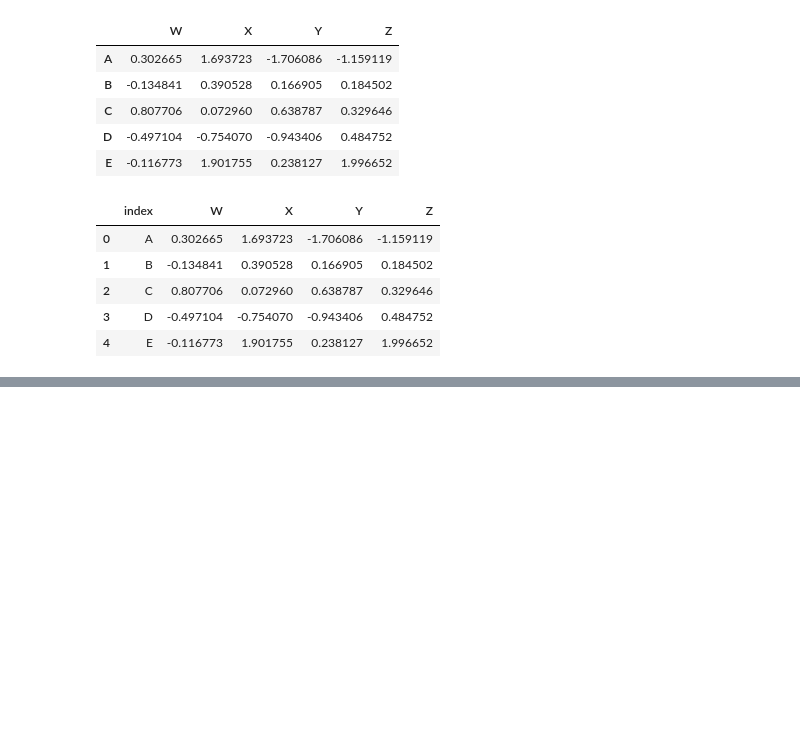
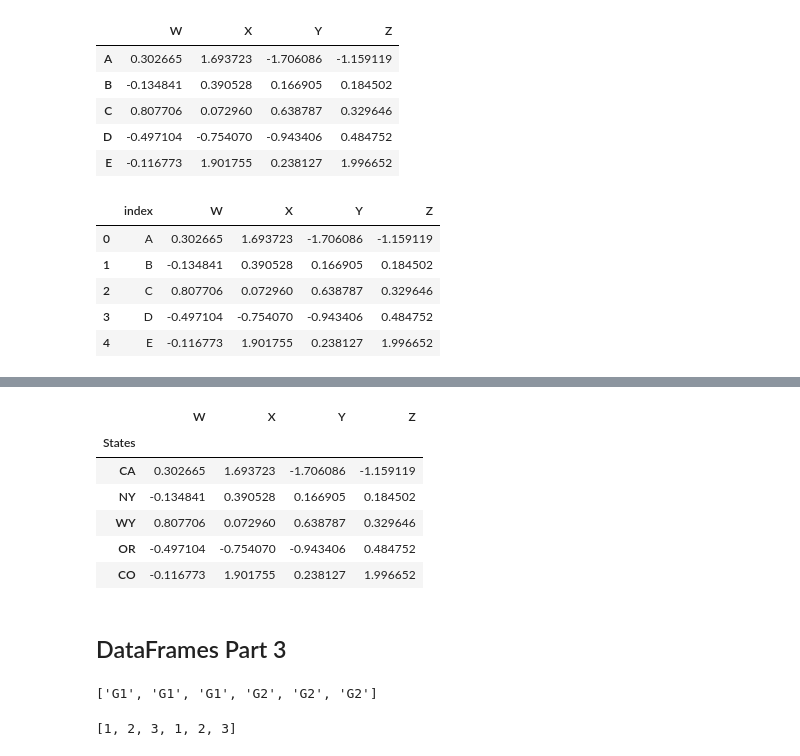
Before and after one commit to majikthise911/notes, a Jupyter notebook: udemyPythonForFinance/notes.ipynb, the cells around one changed output, grey strips where cells are left out. Cells and saved outputs as stored; diff of their text form; code cells hidden in the pictures; blank space fills up the shorter version.

```diff
--- a/udemyPythonForFinance/notes.ipynb
+++ b/udemyPythonForFinance/notes.ipynb
@@ -354,0 +368,13 @@ newind = 'CA NY WY OR CO'.split() # this will split the string into a list. .spl
+# %%
+# if we want States to be the index we say .set_index
+df.set_index('States') # this will set the index to the values in the States column
+# %% [output]
+|  | W | X | Y | Z |
+| States |  |  |  |  |
+| CA | 0.302665 | 1.693723 | -1.706086 | -1.159119 |
+| NY | -0.134841 | 0.390528 | 0.166905 | 0.184502 |
+| WY | 0.807706 | 0.072960 | 0.638787 | 0.329646 |
+| OR | -0.497104 | -0.754070 | -0.943406 | 0.484752 |
+| CO | -0.116773 | 1.901755 | 0.238127 | 1.996652 |
+# %% [markdown]
+## DataFrames Part 3
@@ -354,0 +387,8 @@ newind = 'CA NY WY OR CO'.split() # this will split the string into a list. .spl
+# %%
+outside
+# %% [output]
+['G1', 'G1', 'G1', 'G2', 'G2', 'G2']
+# %%
+inside
+# %% [output]
+[1, 2, 3, 1, 2, 3]
```
Also changed, not shown: parts of 8 cells of this notebook, 1 other file.
